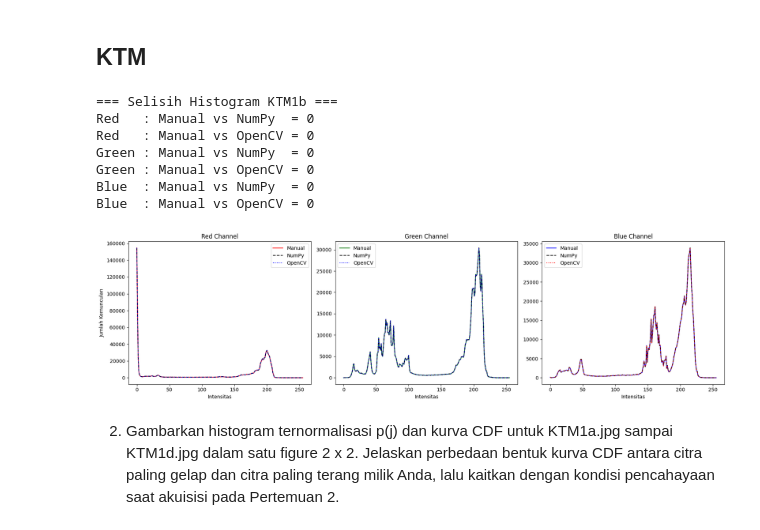
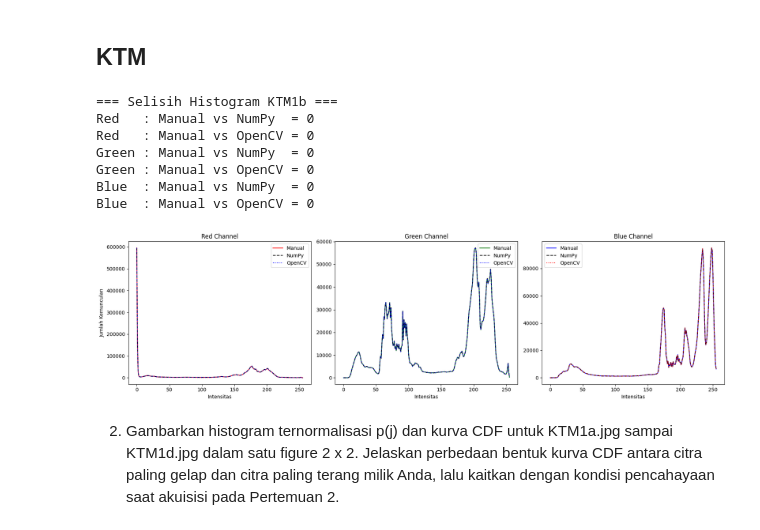
Before and after one commit to BrianLearning-source/PCVK_Genap_2026, a Jupyter notebook: Week5_06.ipynb, the cells around one changed output. Saved outputs shown, nothing was run; the diff lists cells and outputs as text; code cells hidden in the pictures.

```diff
--- a/Week5_06.ipynb
+++ b/Week5_06.ipynb
@@ -7,6 +47,9 @@ from google.colab import drive
 drive.mount('/content/drive')
 # %% [output]
 Mounted at /content/drive
+# %%
+CONTOH = '/content/drive/MyDrive/PCVK'
+BASE = '/content/drive/MyDrive/PCVK'
 # %%
 import cv2 as cv
 from google.colab.patches import cv2_imshow
@@ -48,7 +91,7 @@ axs[2].bar(names, blue, color='blue')
 [figure]
 # %%
 #membuat histogram image (manual)
-img = cv.imread('/content/drive/MyDrive/PCVK/KTM.jpeg')
+img = cv.imread('/content/drive/MyDrive/PCVK/KTM1b.jpg')
 img = cv.cvtColor(img, cv.COLOR_BGR2RGB)
 
 height, width, depth = np.shape(img)
@@ -258,7 +301,7 @@ Blue  : Manual vs OpenCV = 0
 # %% [markdown]
 ## **KTM**
 # %%
-img = cv.imread('/content/drive/MyDrive/PCVK/KTM.jpeg')
+img = cv.imread(BASE + '/KTM1b.jpg')
 img = cv.cvtColor(img, cv.COLOR_BGR2RGB)
 
 # Histogram manual
@@ -320,34 +363,34 @@ axs[0].plot(names, numpy_red, '--', color='black', label='NumPy')
 axs[0].plot(names, opencv_red, ':', color='blue', label='OpenCV')
 axs[0].set_title('Red Channel')
 axs[0].set_xlabel('Intensitas')
 axs[0].set_ylabel('Jumlah Kemunculan')
 axs[0].legend()
 
 axs[1].plot(names, manual_green, color='green', label='Manual')
 axs[1].plot(names, numpy_green, '--', color='black', label='NumPy')
 axs[1].plot(names, opencv_green, ':', color='blue', label='OpenCV')
 axs[1].set_title('Green Channel')
 axs[1].set_xlabel('Intensitas')
 axs[1].legend()
 
 axs[2].plot(names, manual_blue, color='blue', label='Manual')
 axs[2].plot(names, numpy_blue, '--', color='black', label='NumPy')
 axs[2].plot(names, opencv_blue, ':', color='red', label='OpenCV')
 axs[2].set_title('Blue Channel')
 axs[2].set_xlabel('Intensitas')
 axs[2].legend()
 
 plt.tight_layout()
 plt.show()
 # %% [output]
 === Selisih Histogram KTM1b ===
 Red   : Manual vs NumPy  = 0
 Red   : Manual vs OpenCV = 0
 Green : Manual vs NumPy  = 0
 Green : Manual vs OpenCV = 0
 Blue  : Manual vs NumPy  = 0
 Blue  : Manual vs OpenCV = 0
-[figure, old version]
+[figure, new version]
 # %% [markdown]
 2. Gambarkan histogram ternormalisasi p(j) dan kurva CDF untuk KTM1a.jpg sampai
 KTM1d.jpg dalam satu figure 2 x 2. Jelaskan perbedaan bentuk kurva CDF antara citra
```
Also changed, not shown: parts of 14 cells of this notebook.
